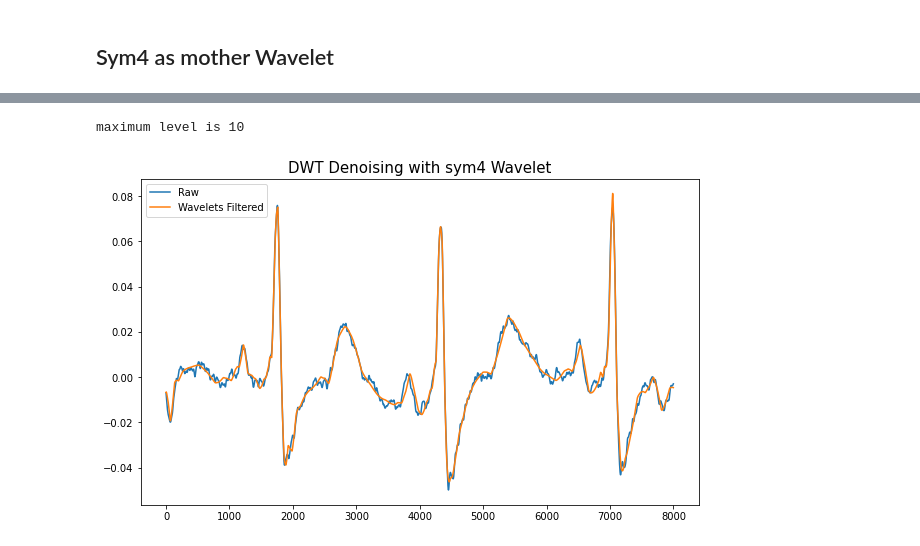
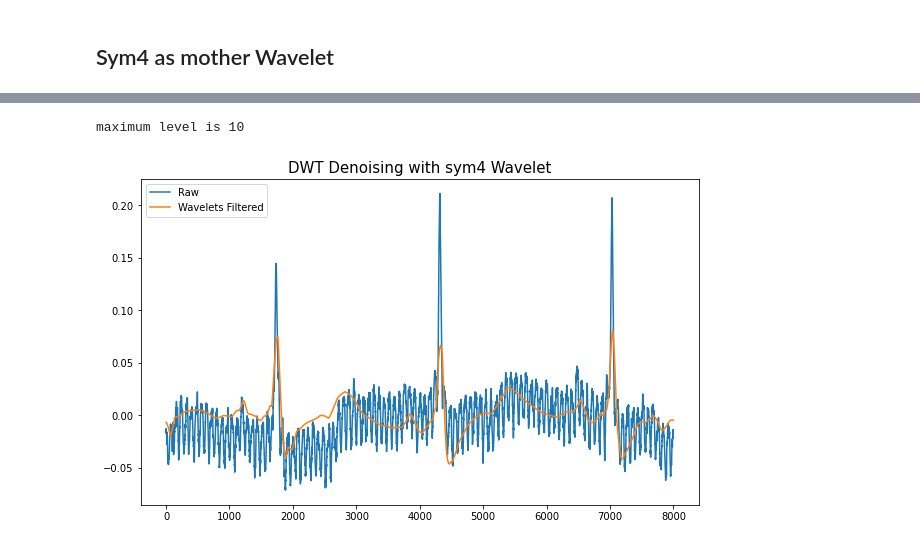
Before and after one commit to kp-algomaster/AI_Healthcare, a Jupyter notebook: ecg-processing/Digital-filtering-of-ecg-signal/ecgAnalysis.ipynb, the cells around one changed output, grey strips where cells are left out. Drawn from its saved outputs; the diff is of its cells as text; code cells hidden in the pictures.

```diff
--- a/ecg-processing/Digital-filtering-of-ecg-signal/ecgAnalysis.ipynb
+++ b/ecg-processing/Digital-filtering-of-ecg-signal/ecgAnalysis.ipynb
@@ -253,14 +258,14 @@ time = ecgDF['Time (s)'][:n_times].values
 # %%
 wav = 'sym4'
 #filtered = wavelet_denoising(signal, wavelet=wav, level=1)
 wav_filtered = wavelet_denoising(MA_filtered, wavelet=wav, level=2)
 
 plt.figure(figsize=(10, 6))
-plt.plot(MA_filtered, label='Raw')
+plt.plot(ecgData, label='Raw')
 plt.plot(wav_filtered, label='Wavelets Filtered')
 plt.legend()
 plt.title(f"DWT Denoising with {wav} Wavelet", size=15)
 plt.show()
 # %% [output]
 maximum level is 10
-[figure, old version]
+[figure, new version]
```
Also changed, not shown: parts of 2 cells of this notebook, 2 other files.
